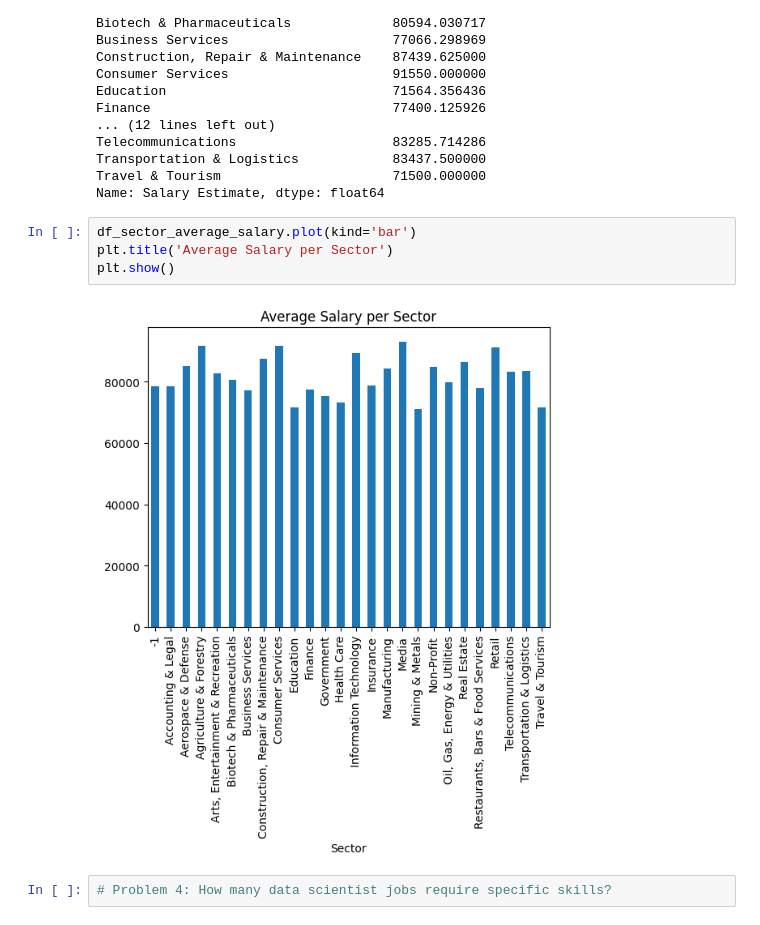
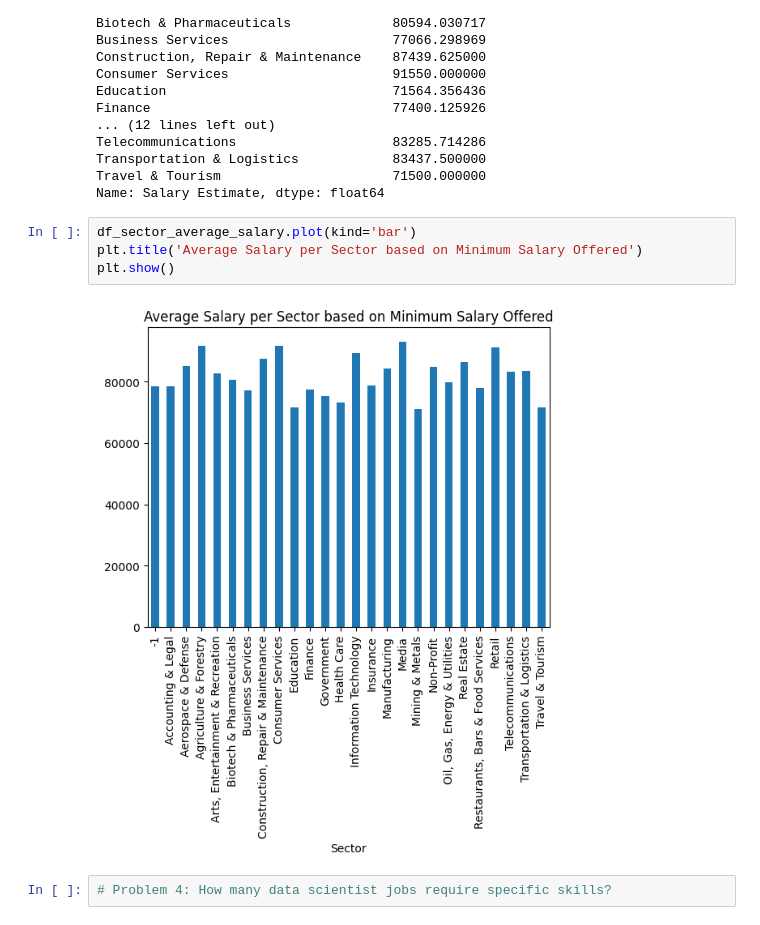
Before and after one commit to michellealzola/JUPYTER_pandas_DataScientistJobs_Dataset, a Jupyter notebook: Study_DataScientist_DataSet.ipynb, the cells around one changed output. Cells and saved outputs as stored; diff of their text form.

```diff
--- a/Study_DataScientist_DataSet.ipynb
+++ b/Study_DataScientist_DataSet.ipynb
@@ -294,10 +294,10 @@ Travel & Tourism                      71500.000000
 Name: Salary Estimate, dtype: float64
 # %%
 df_sector_average_salary.plot(kind='bar')
-plt.title('Average Salary per Sector')
+plt.title('Average Salary per Sector based on Minimum Salary Offered')
 plt.show()
 # %% [output]
-[figure, old version]
+[figure, new version]
 # %%
 # Problem 4: How many data scientist jobs require specific skills?
 # %%
```
